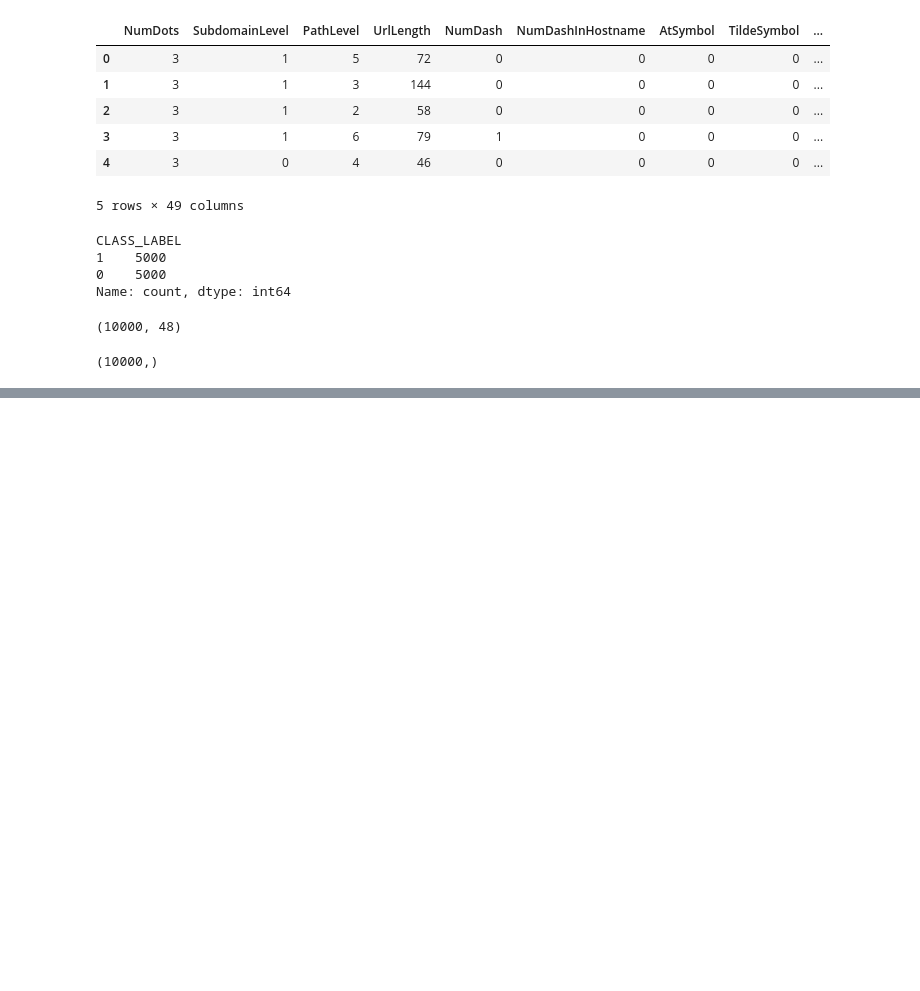
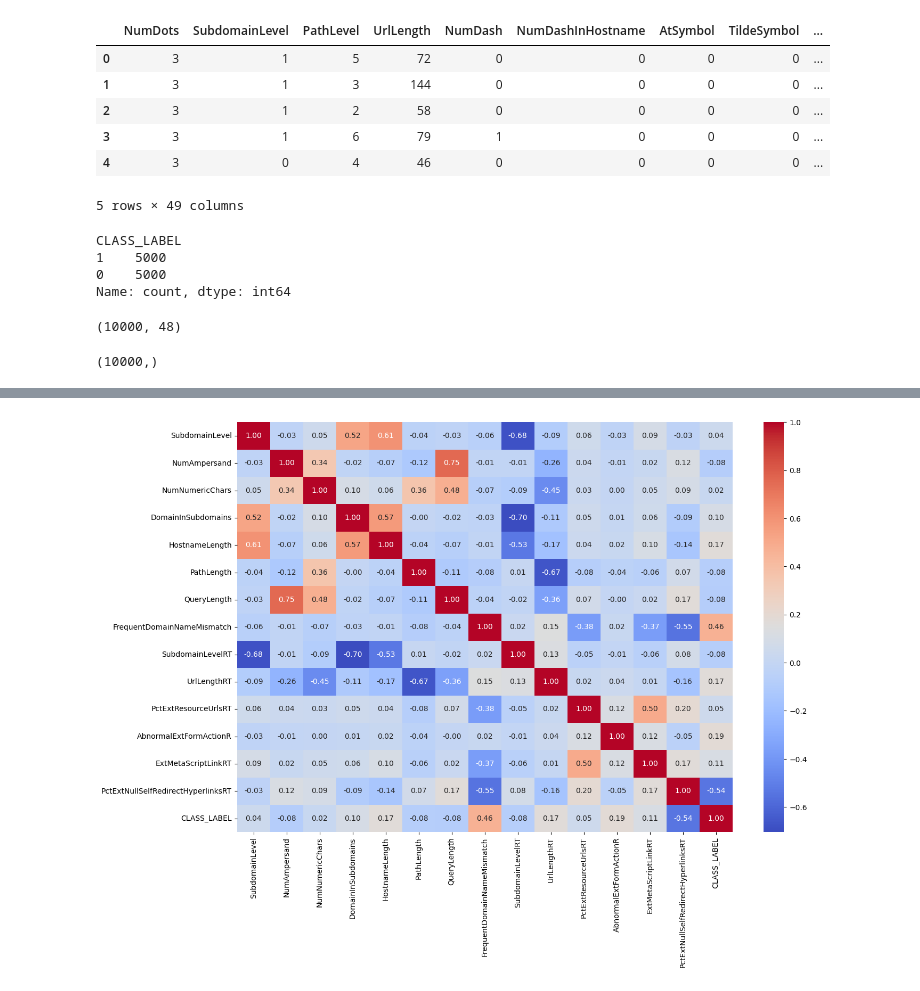
Before and after one commit to QaziSaim/Phishing-Domain-Detection, a Jupyter notebook: notebook/ModelBuilding.ipynb, the cells around one changed output, grey strips where cells are left out. Drawn from its saved outputs; the diff is of its cells as text; code cells hidden in the pictures; blank space fills up the shorter version.

```diff
--- a/notebook/ModelBuilding.ipynb
+++ b/notebook/ModelBuilding.ipynb
@@ -55,0 +188,15 @@ from sklearn.model_selection import GridSearchCV
+# %%
+corr_matrix = df.corr().abs()
+
+# Select upper triangle of the correlation matrix
+upper = corr_matrix.where(np.triu(np.ones(corr_matrix.shape), k=1).astype(bool))
+
+# Find features with correlation greater than 0.5
+to_drop = [column for column in upper.columns if any(upper[column] > 0.5)]
+
+# Plot the heatmap with the filtered columns
+plt.figure(figsize=(15, 10))
+sns.heatmap(df[to_drop].corr(), annot=True, cmap='coolwarm', fmt='.2f')
+plt.show()
+# %% [output]
+[figure, added]
```
Also changed, not shown: parts of 27 cells of this notebook.
